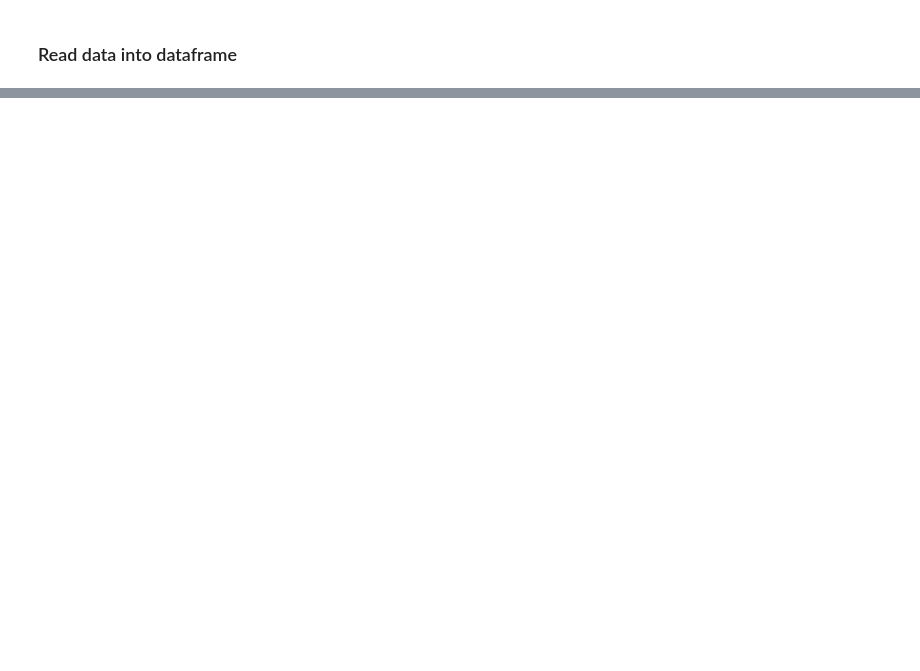
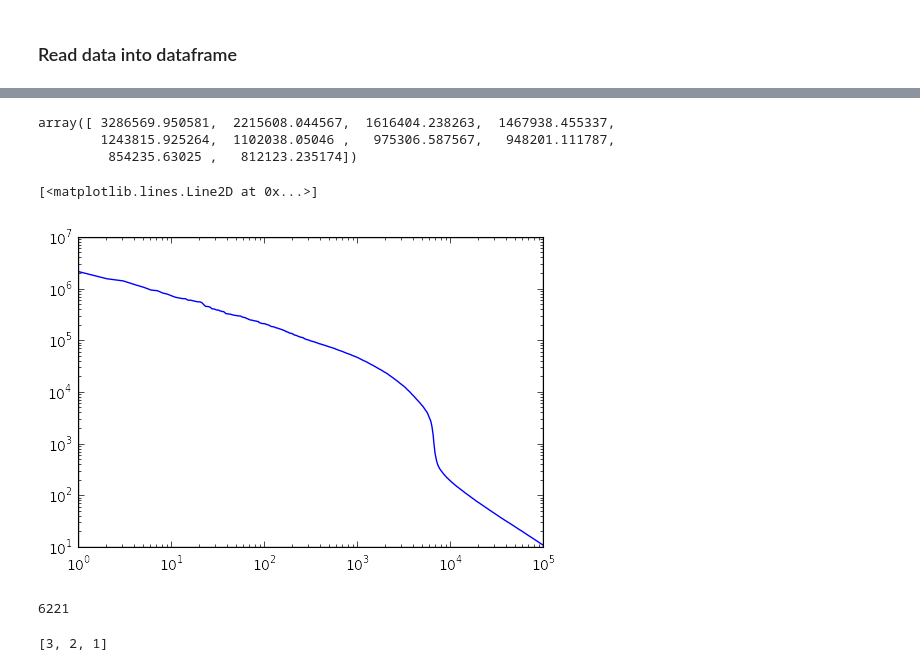
Before and after one commit to yoavfreund/BeakedWhaleClassification, a Jupyter notebook: Load_from_cvs.ipynb, the cells around one changed output, grey strips where cells are left out. Drawn from its saved outputs; the diff is of its cells as text; code cells hidden in the pictures; blank space fills up the shorter version.

```diff
--- a/Load_from_cvs.ipynb
+++ b/Load_from_cvs.ipynb
@@ -277,0 +557,4 @@ print time()-t0
+# %%
+#expand.createOr
+pairs=expand.collect()
+pairs[1]
@@ -277,0 +563,14 @@ print time()-t0
+# %%
+diff=[]
+sites=[]
+i=0;
+for r in pairs:
+    if r.prev is None:
+        print 'new site',i
+        sites.append(i)
+        continue
+    diff.append((r.current-r.prev).total_seconds())
+    i+=1
+    if i%100000==0:
+        print i,'\r',
+diff[:10], sites
@@ -277,0 +605,19 @@ print time()-t0
+# %%
+adiff=np.array(diff)
+# %%
+adiff.sort()
+adiff=adiff[::-1]
+adiff[:10]
+# %% [output]
+array([ 3286569.950581,  2215608.044567,  1616404.238263,  1467938.455337,
+        1243815.925264,  1102038.05046 ,   975306.587567,   948201.111787,
+         854235.63025 ,   812123.235174])
+# %%
+loglog(adiff[:100000])
+# %% [output]
+[<matplotlib.lines.Line2D at 0x...>]
+[figure, added]
+# %%
+sum(adiff>40*60)
+# %% [output]
+6221
@@ -277,0 +626,6 @@ print time()-t0
+# %%
+a=[1,2,3]
+a.reverse()
+a
+# %% [output]
+[3, 2, 1]
```
Also changed, not shown: parts of 77 cells of this notebook.
